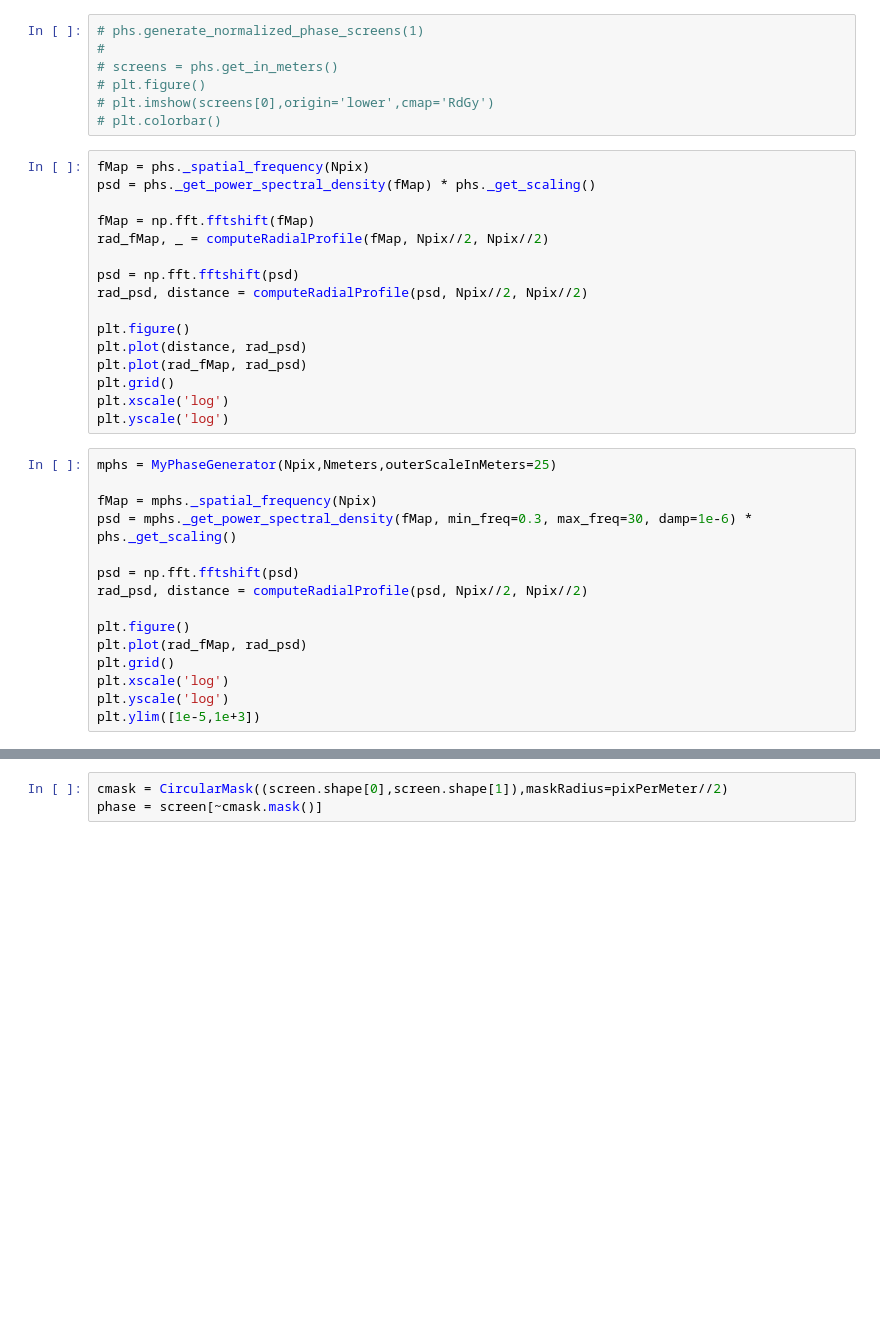
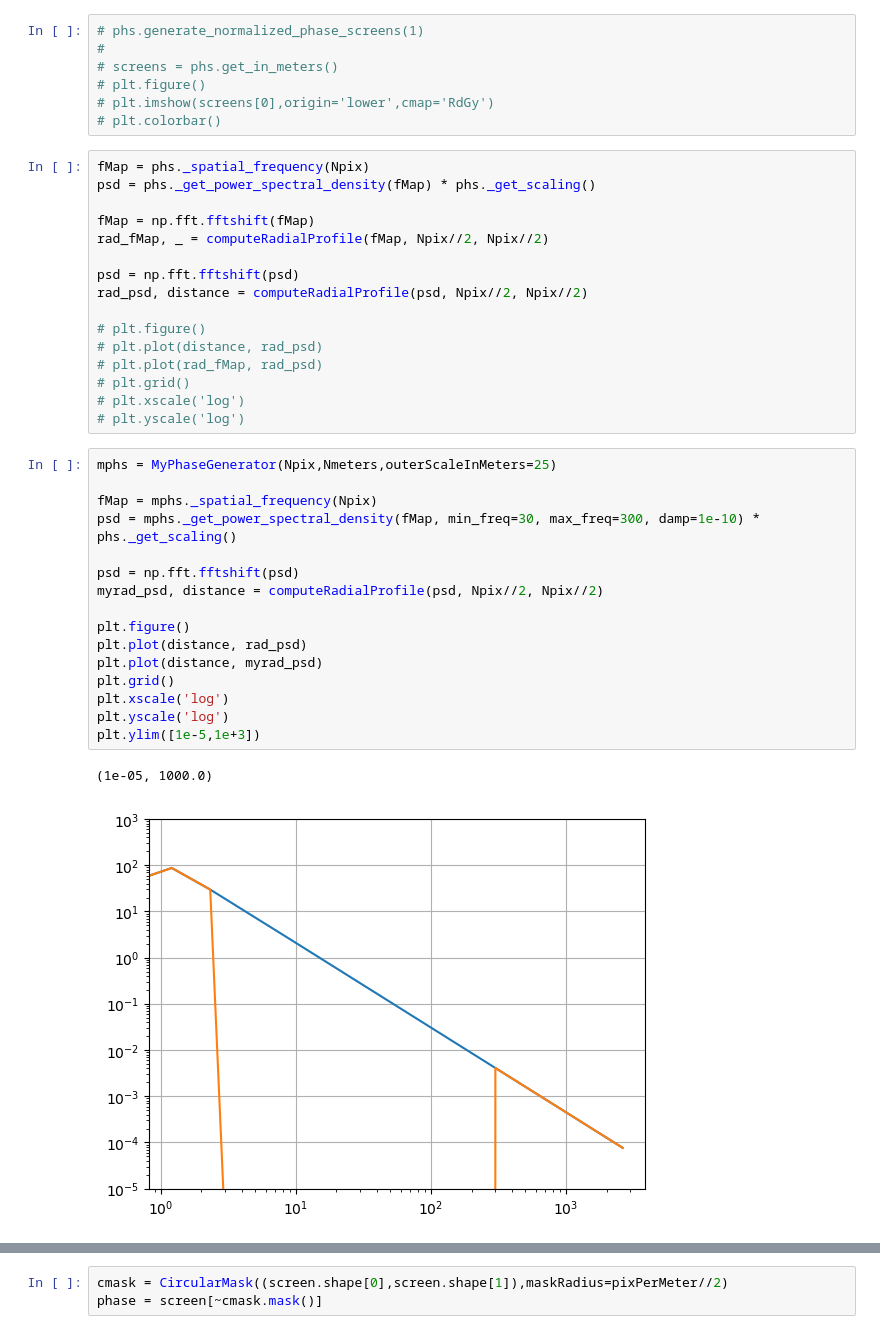
Before and after one commit to ArcetriAdaptiveOptics/arte, a Jupyter notebook: notebook/scratch_atmo_psds.ipynb, the cells around one changed output, grey strips where cells are left out. Drawn from its saved outputs; the diff is of its cells as text; blank space fills up the shorter version.

```diff
--- a/notebook/scratch_atmo_psds.ipynb
+++ b/notebook/scratch_atmo_psds.ipynb
@@ -82,27 +82,31 @@ rad_fMap, _ = computeRadialProfile(fMap, Npix//2, Npix//2)
 psd = np.fft.fftshift(psd)
 rad_psd, distance = computeRadialProfile(psd, Npix//2, Npix//2)
 
-plt.figure()
-plt.plot(distance, rad_psd)
-plt.plot(rad_fMap, rad_psd)
-plt.grid()
-plt.xscale('log')
-plt.yscale('log')
+# plt.figure()
+# plt.plot(distance, rad_psd)
+# plt.plot(rad_fMap, rad_psd)
+# plt.grid()
+# plt.xscale('log')
+# plt.yscale('log')
 # %%
 mphs = MyPhaseGenerator(Npix,Nmeters,outerScaleInMeters=25)
 
 fMap = mphs._spatial_frequency(Npix)
-psd = mphs._get_power_spectral_density(fMap, min_freq=0.3, max_freq=30, damp=1e-6) * phs._get_scaling()
+psd = mphs._get_power_spectral_density(fMap, min_freq=30, max_freq=300, damp=1e-10) * phs._get_scaling()
 
 psd = np.fft.fftshift(psd)
-rad_psd, distance = computeRadialProfile(psd, Npix//2, Npix//2)
+myrad_psd, distance = computeRadialProfile(psd, Npix//2, Npix//2)
 
 plt.figure()
-plt.plot(rad_fMap, rad_psd)
+plt.plot(distance, rad_psd)
+plt.plot(distance, myrad_psd)
 plt.grid()
 plt.xscale('log')
 plt.yscale('log')
 plt.ylim([1e-5,1e+3])
+# %% [output]
+(1e-05, 1000.0)
+[figure, added]
 # %%
 mphs.generate_normalized_phase_screens(1)
 screen = mphs._phaseScreens[0]*phs._normalizationFactor/(2*np.pi)*500e-9
```
Also changed, not shown: parts of 4 cells of this notebook.
